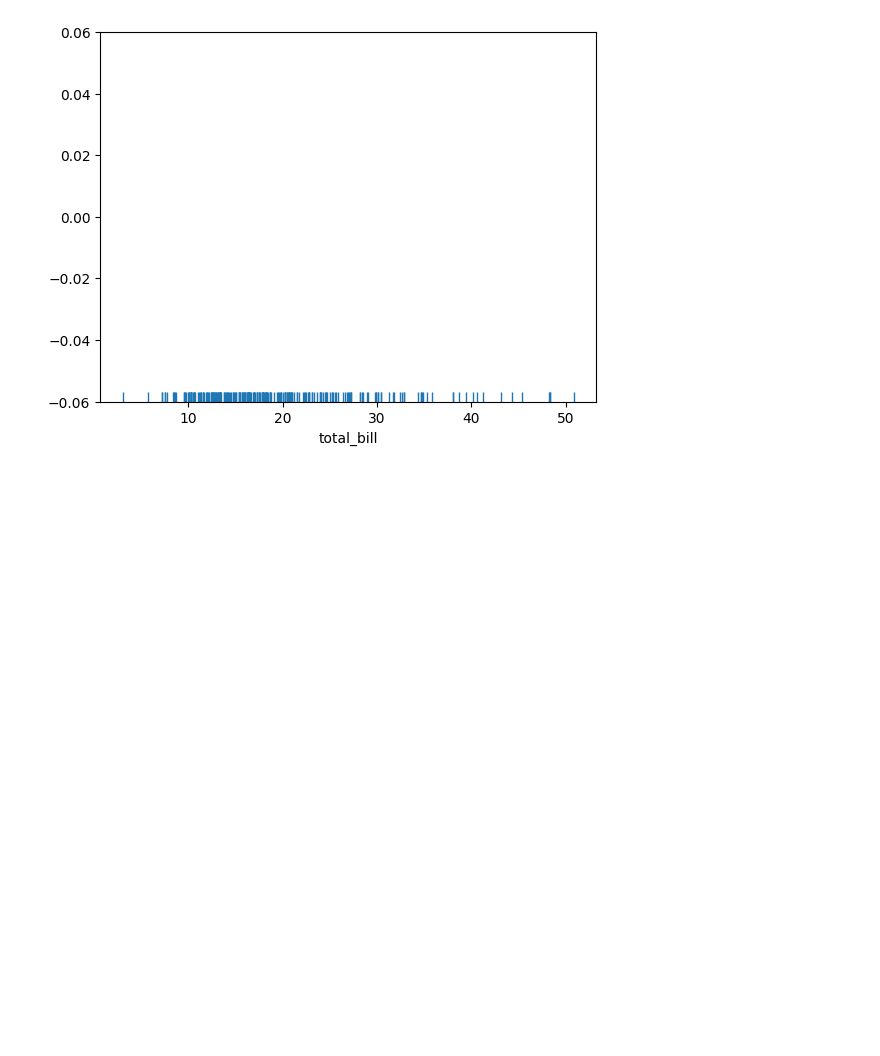
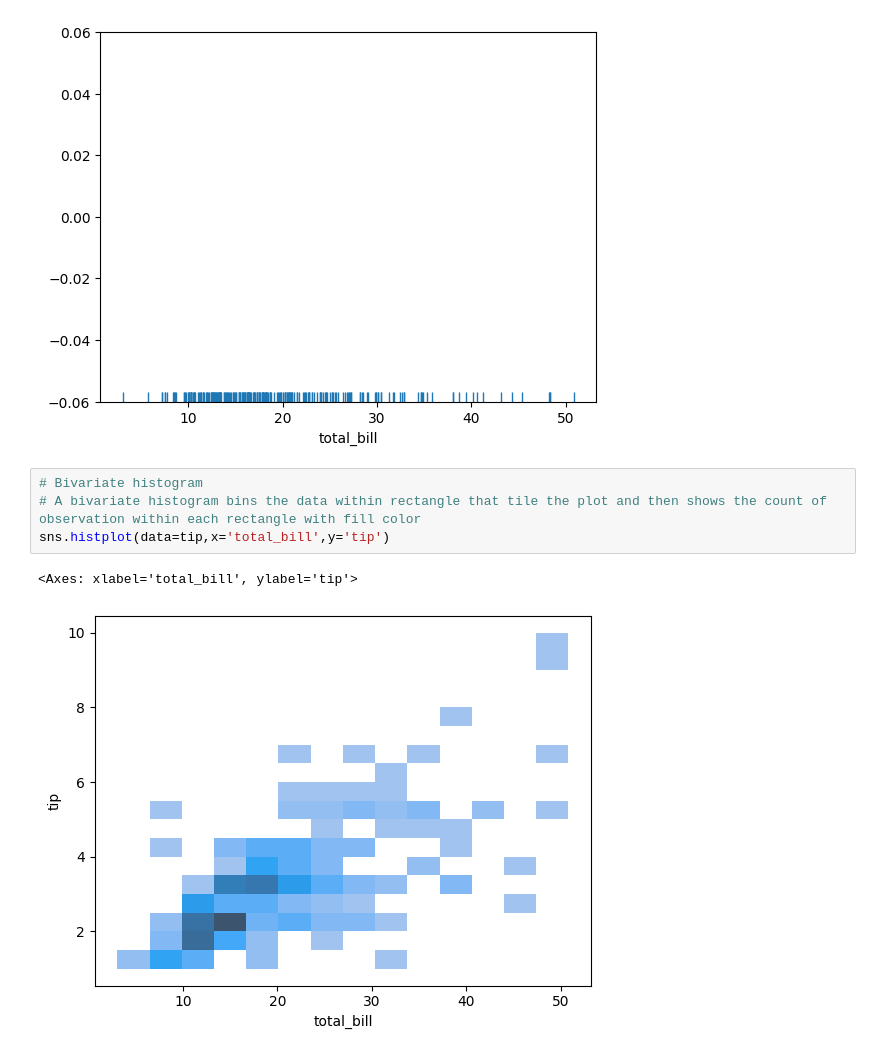
Before and after one commit to simran-aug15/Seaborn, a Jupyter notebook: distribution_plot.ipynb, the cells around one changed output. Cells and saved outputs as stored; diff of their text form; blank space fills up the shorter version.

```diff
--- a/distribution_plot.ipynb
+++ b/distribution_plot.ipynb
@@ -111,3 +111,10 @@ sns.rugplot(data=tip,x='total_bill')
 # %% [output]
 <Axes: xlabel='total_bill'>
 [figure]
+# %%
+# Bivariate histogram
+# A bivariate histogram bins the data within rectangle that tile the plot and then shows the count of observation within each rectangle with fill color
+sns.histplot(data=tip,x='total_bill',y='tip')
+# %% [output]
+<Axes: xlabel='total_bill', ylabel='tip'>
+[figure, added]
```
